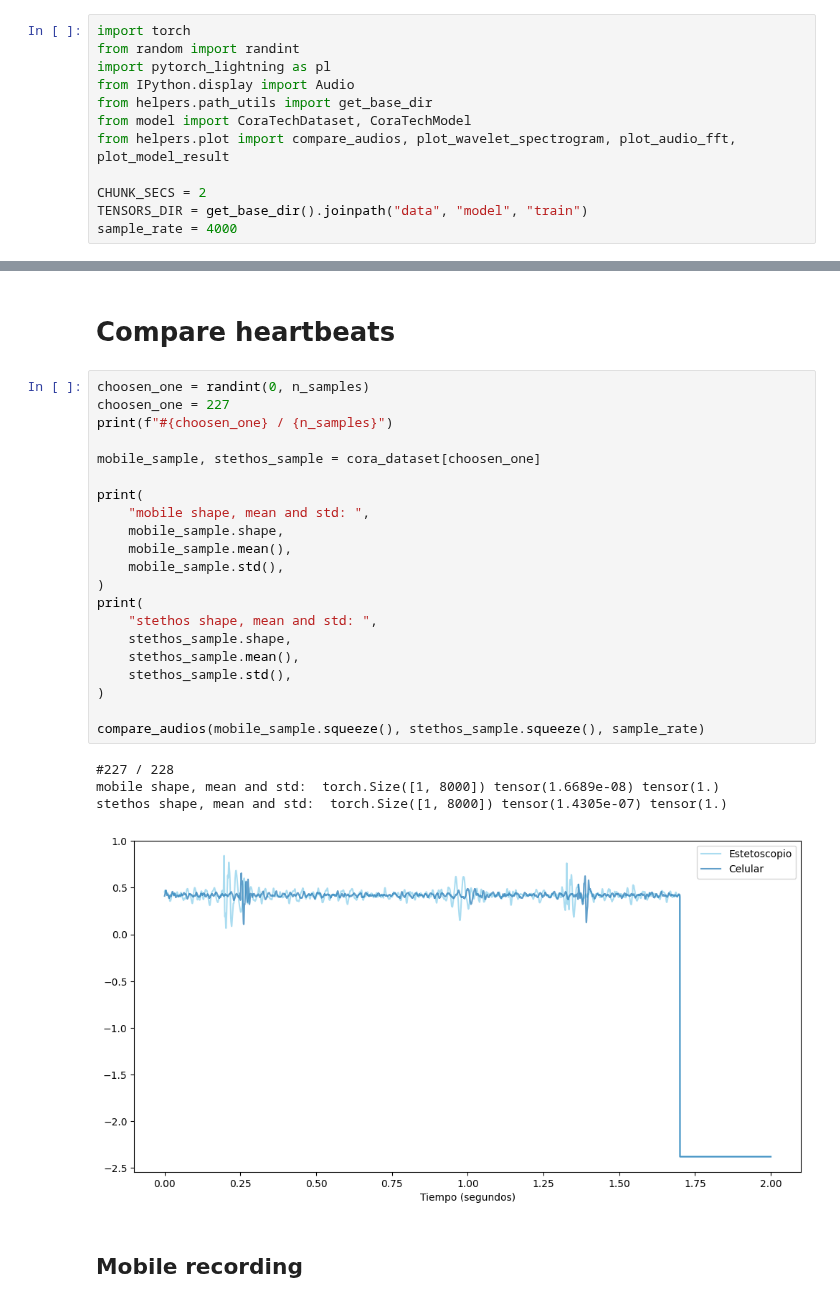
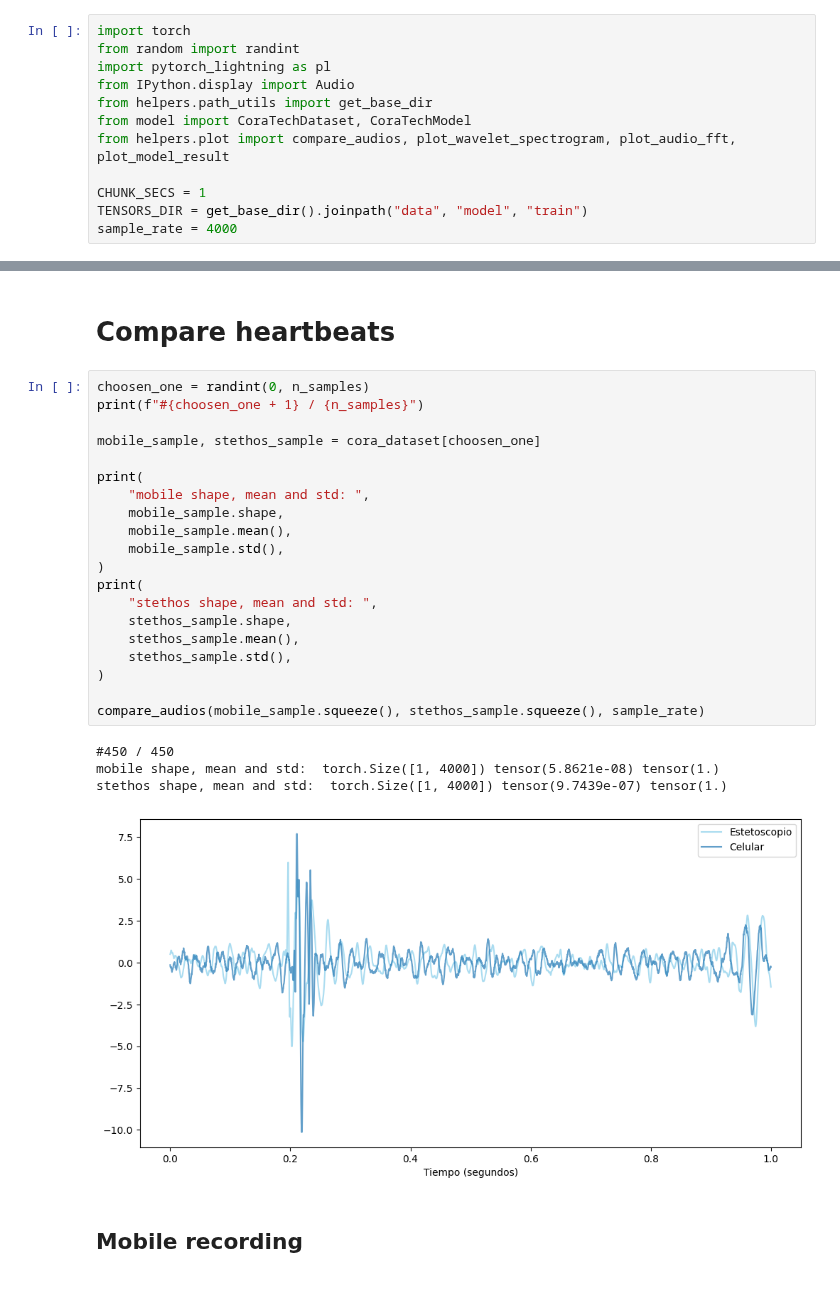
Before and after one commit to Afroefras/coratech, a Jupyter notebook: notebooks/model/train.ipynb, the cells around one changed output, grey strips where cells are left out. Drawn from its saved outputs; the diff is of its cells as text.

```diff
--- a/notebooks/model/train.ipynb
+++ b/notebooks/model/train.ipynb
@@ -9,7 +9,7 @@ from helpers.path_utils import get_base_dir
 from model import CoraTechDataset, CoraTechModel
 from helpers.plot import compare_audios, plot_wavelet_spectrogram, plot_audio_fft, plot_model_result
 
-CHUNK_SECS = 2
+CHUNK_SECS = 1
 TENSORS_DIR = get_base_dir().joinpath("data", "model", "train")
 sample_rate = 4000
 # %% [markdown]
@@ -25,30 +25,29 @@ Number of samples: 228
 # Compare heartbeats
 # %%
 choosen_one = randint(0, n_samples)
-choosen_one = 227
-print(f"#{choosen_one} / {n_samples}")
+print(f"#{choosen_one + 1} / {n_samples}")
 
 mobile_sample, stethos_sample = cora_dataset[choosen_one]
 
 print(
     "mobile shape, mean and std: ",
     mobile_sample.shape,
     mobile_sample.mean(),
     mobile_sample.std(),
 )
 print(
     "stethos shape, mean and std: ",
     stethos_sample.shape,
     stethos_sample.mean(),
     stethos_sample.std(),
 )
 
 compare_audios(mobile_sample.squeeze(), stethos_sample.squeeze(), sample_rate)
 # %% [output]
-#227 / 228
-mobile shape, mean and std:  torch.Size([1, 8000]) tensor(1.6689e-08) tensor(1.)
-stethos shape, mean and std:  torch.Size([1, 8000]) tensor(1.4305e-07) tensor(1.)
+#450 / 450
+mobile shape, mean and std:  torch.Size([1, 4000]) tensor(5.8621e-08) tensor(1.)
+stethos shape, mean and std:  torch.Size([1, 4000]) tensor(9.7439e-07) tensor(1.)
-[figure, old version]
+[figure, new version]
 # %% [markdown]
 ## Mobile recording
 # %%
```
Also changed, not shown: parts of 9 cells of this notebook, 2 other files.
